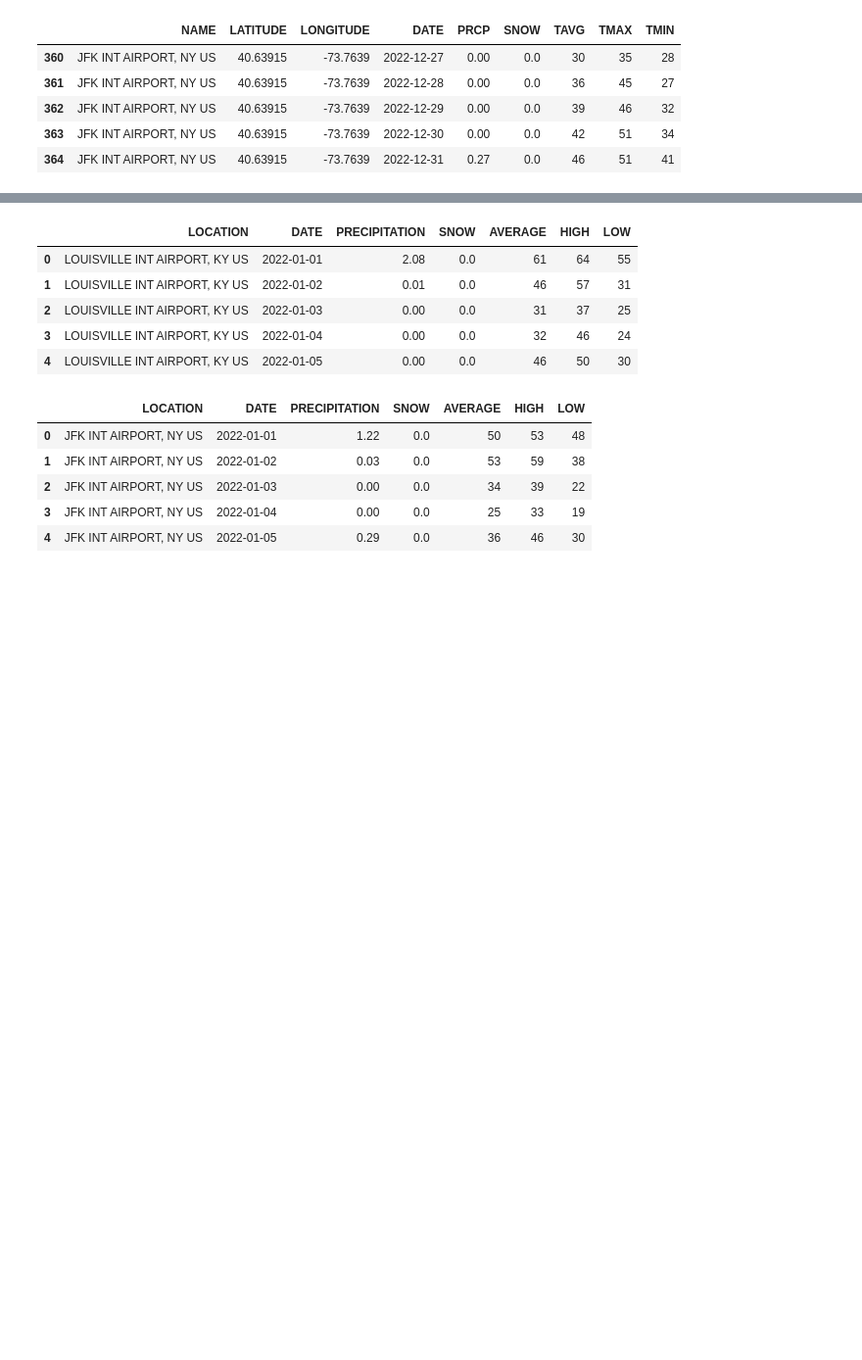
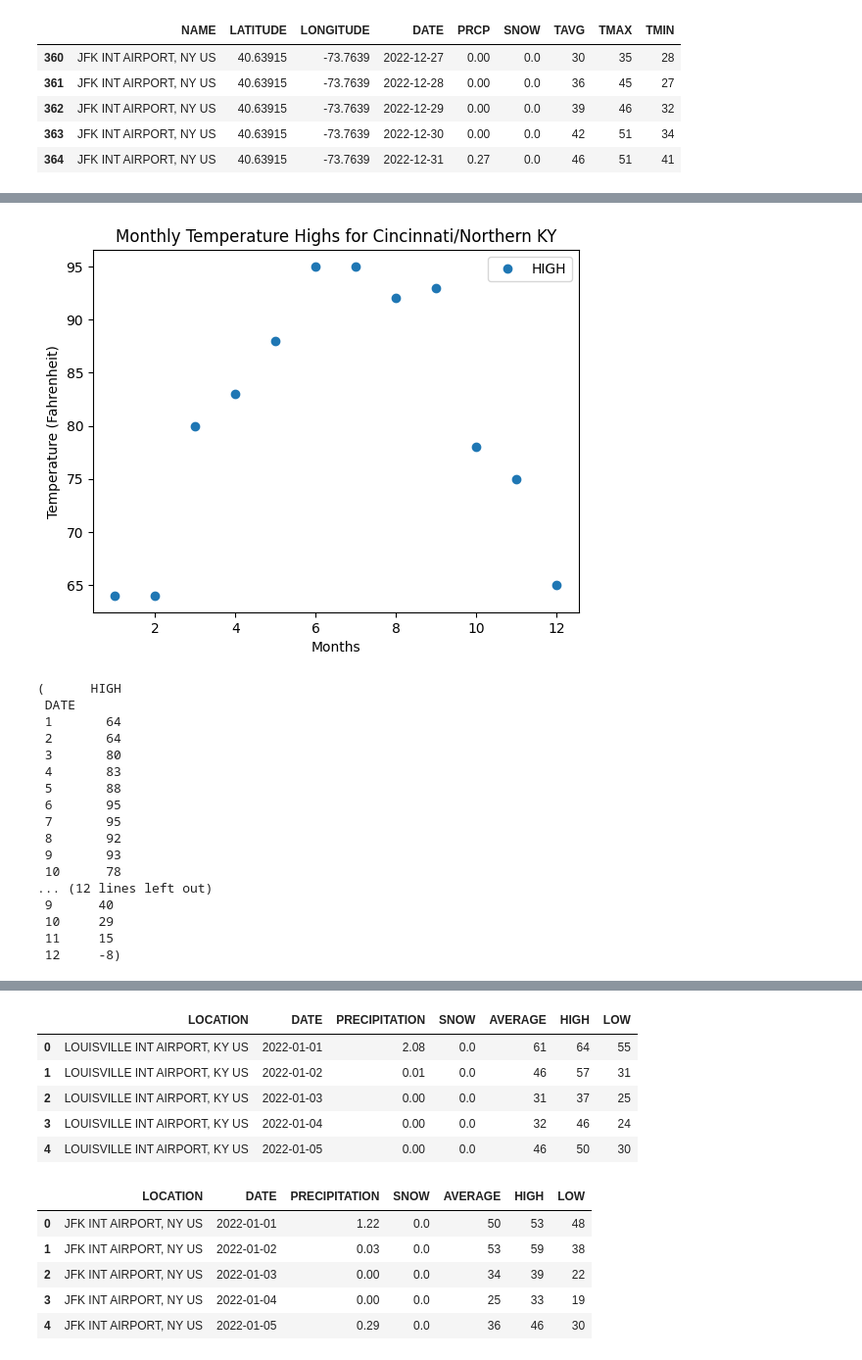
Before and after one commit to BerisDizdar/City_Weather_Comparison, a Jupyter notebook: City_Weather_Comparison.ipynb, the cells around one changed output, grey strips where cells are left out. Shown at 98% size. Cells and saved outputs as stored; diff of their text form; code cells hidden in the pictures; blank space fills up the shorter version.

```diff
--- a/City_Weather_Comparison.ipynb
+++ b/City_Weather_Comparison.ipynb
@@ -98,3 +67,9 @@ df4_LA_W.head()
 # Deleting Columns for Cincinnati/Northern KY dataframe
 df1_Cin_NKY_W.drop(columns = ['LATITUDE', 'LONGITUDE'], inplace = True) # The drop() function removes rows or colums by specifing label names.
+# %%
+# Calculations for Cincinnati/Northern Ky
+Cin_NKY_monthly_mean = df1_Cin_NKY_W.groupby(df1_Cin_NKY_W.DATE.dt.month)[['HIGH', 'LOW', 'AVERAGE']].mean() # The mean() function is used to calulate the mean (average) for the 'HIGH', 'LOW', and 'AVERAGE' columns.
+Cin_NKY_monthly_max = df1_Cin_NKY_W.groupby(df1_Cin_NKY_W.DATE.dt.month)[['HIGH']].max() # The max() function returns the highest value for each of the 'HIGH', 'LOW', and 'AVERAGE' columns.
+Cin_NKY_monthly_min = df1_Cin_NKY_W.groupby(df1_Cin_NKY_W.DATE.dt.month)[['LOW']].min() # The min() function returns the lowest value for each of the 'HIGH', 'LOW', and 'AVERAGE' columns.
+Cin_NKY_monthly_sum = df1_Cin_NKY_W.groupby(df1_Cin_NKY_W.DATE.dt.month)[['SNOW', 'PRECIPITATION']].sum() # The sum() functions adds the values for each of the 'HIGH', 'LOW', and 'AVERAGE' columns.
 # %%
@@ -108,0 +113,29 @@ df1_Cin_NKY_W.head()
+# %%
+plt.plot(Cin_NKY_monthly_max, 'o')
+plt.xlabel('Months')
+plt.ylabel('Temperature (Fahrenheit)')
+plt.title('Monthly Temperature Highs for Cincinnati/Northern KY')
+plt.legend(Cin_NKY_monthly_max)
+#plt.axis([0, 13, 10, 95])
+
+plt.show()
+Cin_NKY_monthly_max, Cin_NKY_monthly_min
+# %% [output]
+[figure, added]
+(      HIGH
+ DATE
+ 1       64
+ 2       64
+ 3       80
+ 4       83
+ 5       88
+ 6       95
+ 7       95
+ 8       92
+ 9       93
+ 10      78
+... (12 lines left out)
+ 9      40
+ 10     29
+ 11     15
+ 12     -8)
```
Also changed, not shown: parts of 11 cells of this notebook, 3 other files.
